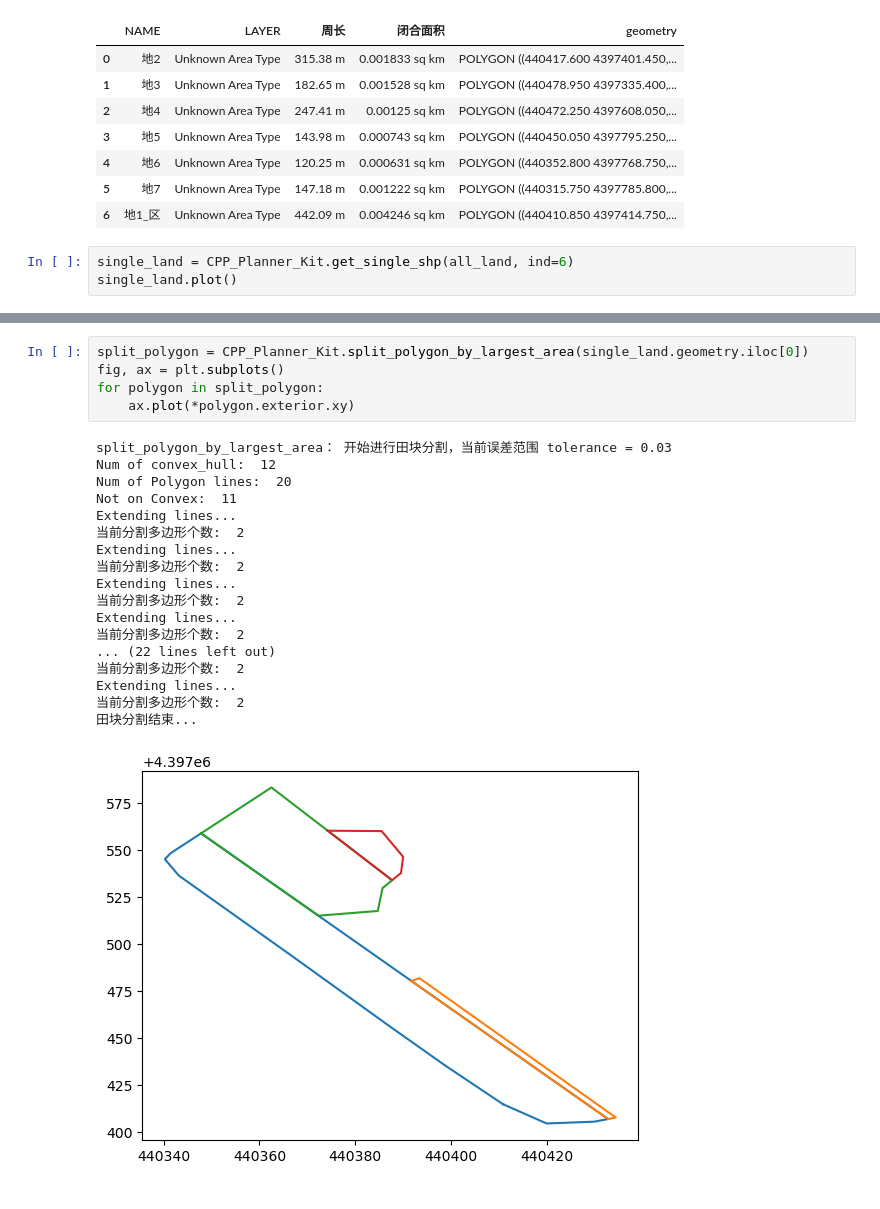
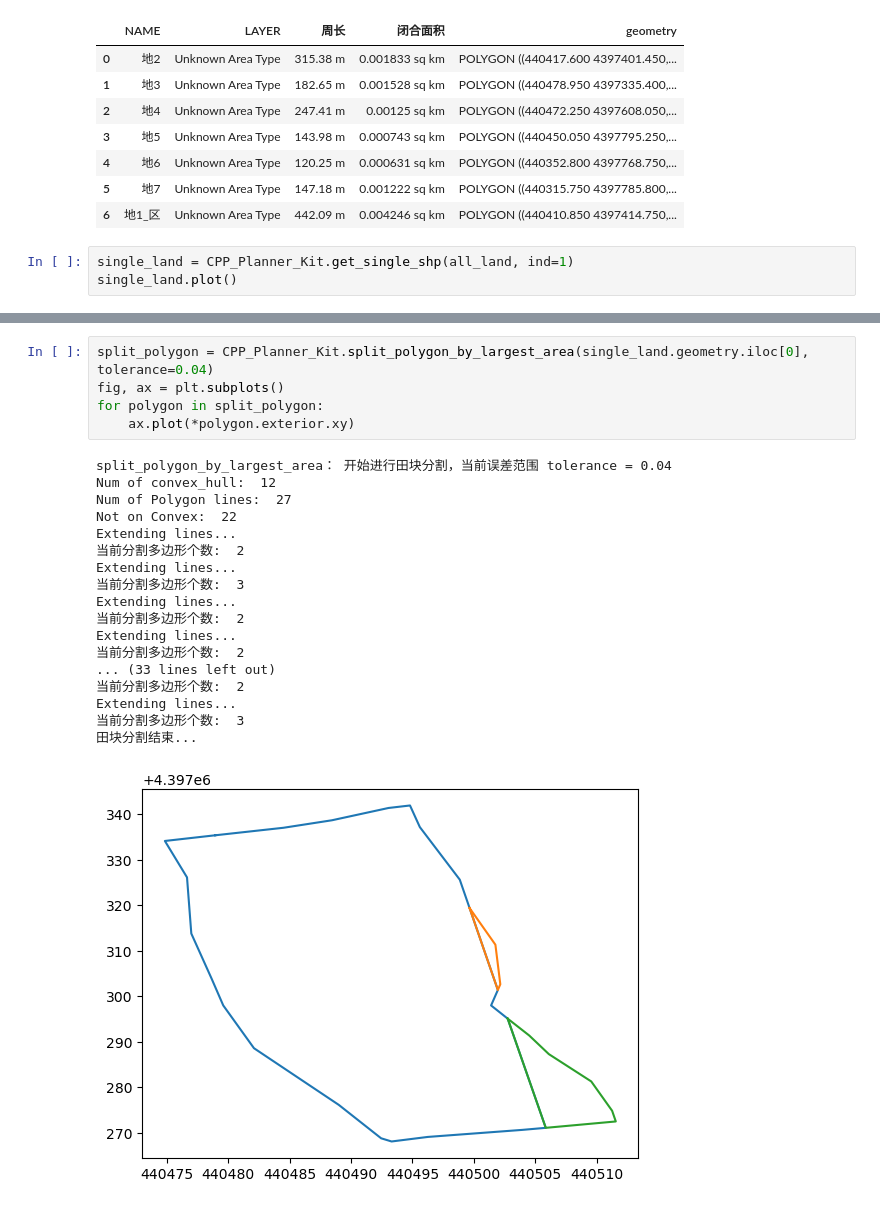
Before and after one commit to Teayyyy/CPP_on_Mountainous_Hilly_Field, a Jupyter notebook: Scratch/test_make_headland_2.ipynb, the cells around one changed output, grey strips where cells are left out. Saved outputs shown, nothing was run; the diff lists cells and outputs as text.

```diff
--- a/Scratch/test_make_headland_2.ipynb
+++ b/Scratch/test_make_headland_2.ipynb
@@ -20,7 +20,7 @@ all_land
 | 5 | 地7 | Unknown Area Type | 147.18 m | 0.001222 sq km | POLYGON ((440315.750 4397785.800,... |
 | 6 | 地1_区 | Unknown Area Type | 442.09 m | 0.004246 sq km | POLYGON ((440410.850 4397414.750,... |
 # %%
-single_land = CPP_Planner_Kit.get_single_shp(all_land, ind=6)
+single_land = CPP_Planner_Kit.get_single_shp(all_land, ind=1)
 single_land.plot()
 # %% [output]
 <Axes: >
@@ -28,25 +28,25 @@ single_land.plot()
 # %%
-split_polygon = CPP_Planner_Kit.split_polygon_by_largest_area(single_land.geometry.iloc[0])
+split_polygon = CPP_Planner_Kit.split_polygon_by_largest_area(single_land.geometry.iloc[0], tolerance=0.04)
 fig, ax = plt.subplots()
 for polygon in split_polygon:
     ax.plot(*polygon.exterior.xy)
 # %% [output]
-split_polygon_by_largest_area： 开始进行田块分割，当前误差范围 tolerance = 0.03
+split_polygon_by_largest_area： 开始进行田块分割，当前误差范围 tolerance = 0.04
 Num of convex_hull:  12
-Num of Polygon lines:  20
-Not on Convex:  11
+Num of Polygon lines:  27
+Not on Convex:  22
+Extending lines...
+当前分割多边形个数:  2
+Extending lines...
+当前分割多边形个数:  3
 Extending lines...
 当前分割多边形个数:  2
 Extending lines...
 当前分割多边形个数:  2
-Extending lines...
+... (33 lines left out)
 当前分割多边形个数:  2
 Extending lines...
-当前分割多边形个数:  2
-... (22 lines left out)
-当前分割多边形个数:  2
-Extending lines...
-当前分割多边形个数:  2
+当前分割多边形个数:  3
 田块分割结束...
-[figure, old version]
+[figure, new version]
 # %%
```
Also changed, not shown: parts of 24 cells of this notebook, 12 other files.
